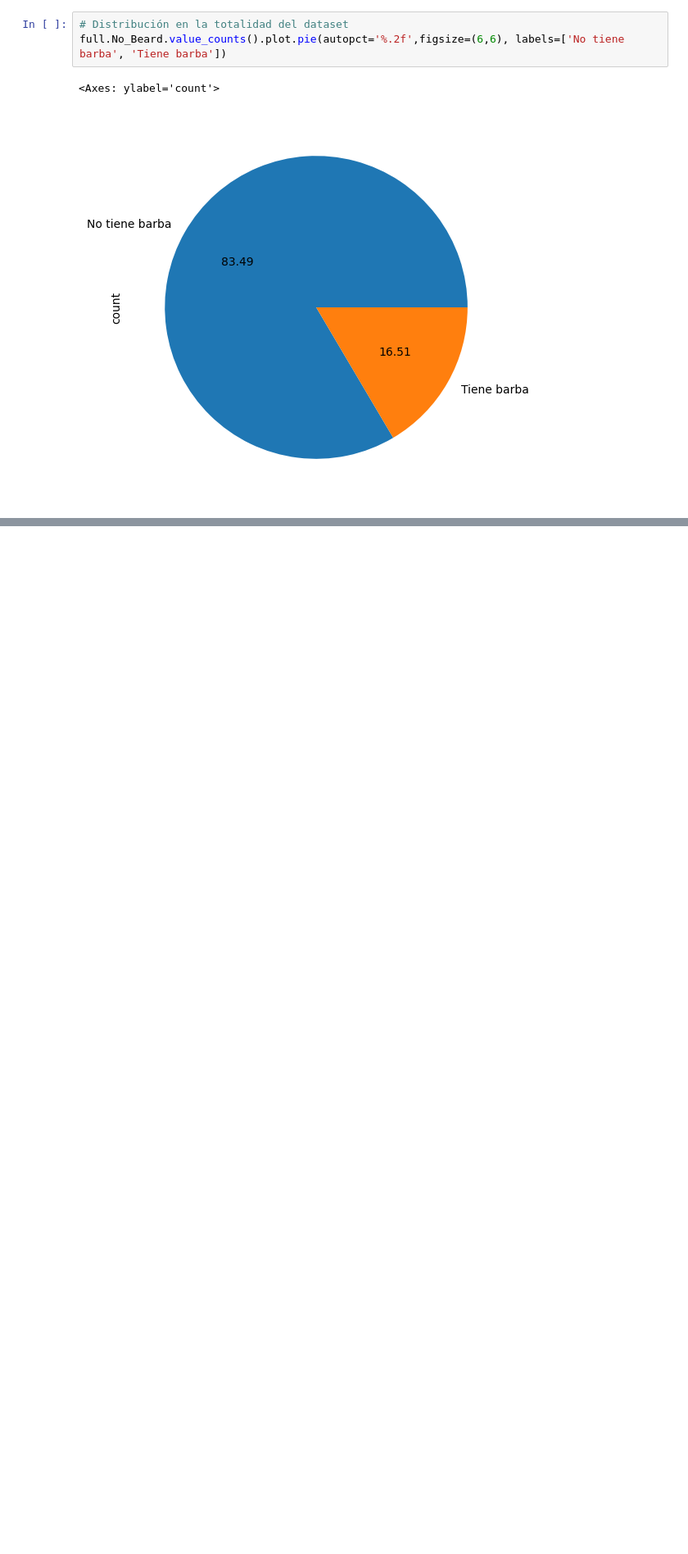
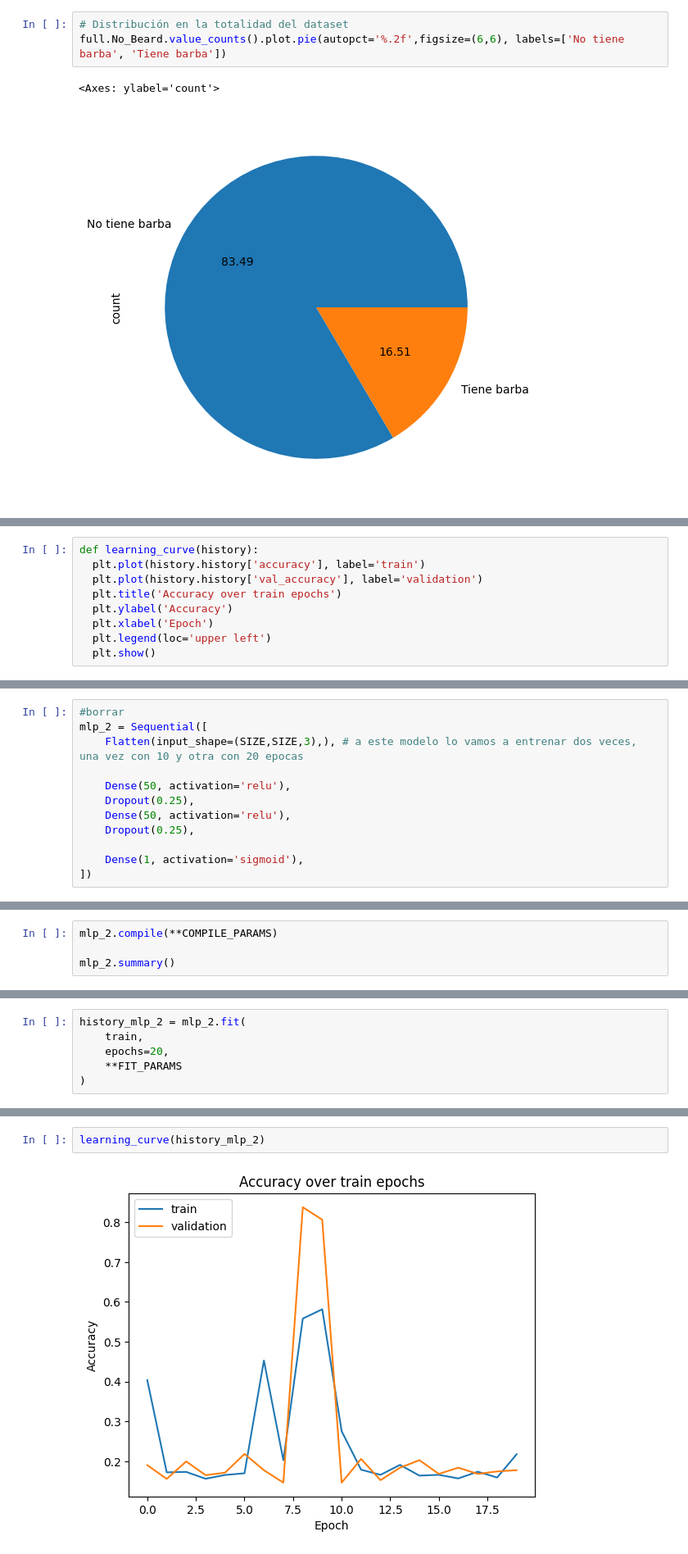
Before and after one commit to JuaniScha/TP_ML_Manero_Sabena_Schaberger, a Jupyter notebook: tp3_celebfaces.ipynb, the cells around one changed output, grey strips where cells are left out. Shown at 82% size. Saved outputs shown, nothing was run; the diff lists cells and outputs as text; blank space fills up the shorter version.

```diff
--- a/tp3_celebfaces.ipynb
+++ b/tp3_celebfaces.ipynb
@@ -175,0 +175,9 @@ sample_images(test)
+# %%
+def learning_curve(history):
+  plt.plot(history.history['accuracy'], label='train')
+  plt.plot(history.history['val_accuracy'], label='validation')
+  plt.title('Accuracy over train epochs')
+  plt.ylabel('Accuracy')
+  plt.xlabel('Epoch')
+  plt.legend(loc='upper left')
+  plt.show()
@@ -175,0 +314,12 @@ sample_images(test)
+# %%
+#borrar
+mlp_2 = Sequential([
+    Flatten(input_shape=(SIZE,SIZE,3),), # a este modelo lo vamos a entrenar dos veces, una vez con 10 y otra con 20 epocas
+
+    Dense(50, activation='relu'),
+    Dropout(0.25),
+    Dense(50, activation='relu'),
+    Dropout(0.25),
+
+    Dense(1, activation='sigmoid'),
+])
@@ -175,0 +462,4 @@ sample_images(test)
+# %%
+mlp_2.compile(**COMPILE_PARAMS)
+
+mlp_2.summary()
@@ -175,0 +484,6 @@ sample_images(test)
+# %%
+history_mlp_2 = mlp_2.fit(
+    train,
+    epochs=20,
+    **FIT_PARAMS
+)
@@ -175,0 +508,4 @@ sample_images(test)
+# %%
+learning_curve(history_mlp_2)
+# %% [output]
+[figure, added]
```
Also changed, not shown: parts of 81 cells of this notebook.
